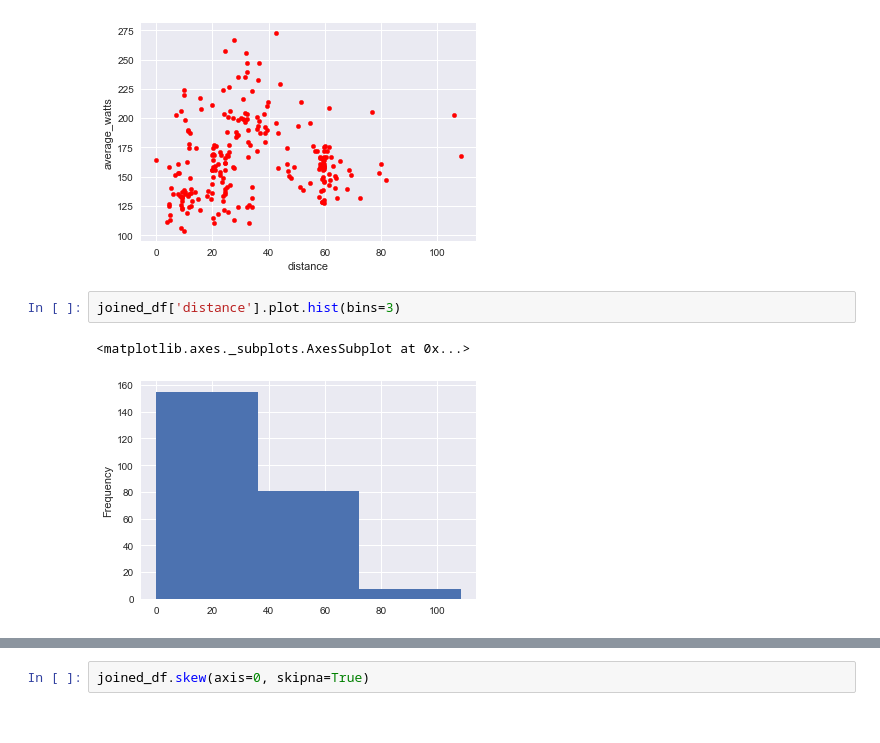
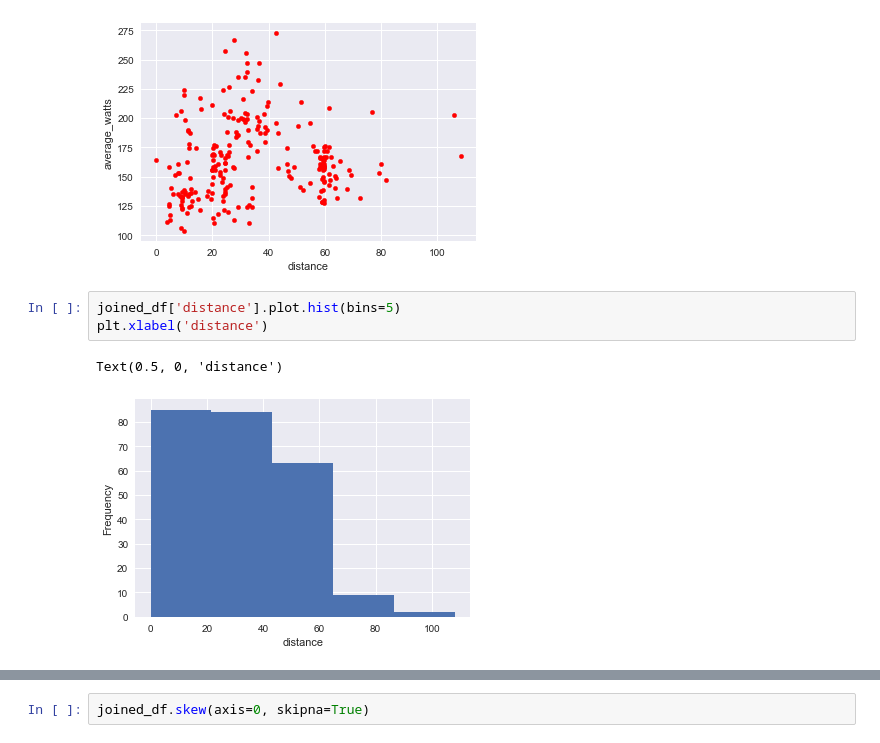
Before and after one commit to bhagyashreedhebe/Portfolios, a Jupyter notebook: Portfolio 1.ipynb, the cells around one changed output, grey strips where cells are left out. Drawn from its saved outputs; the diff is of its cells as text.

```diff
--- a/Portfolio 1.ipynb
+++ b/Portfolio 1.ipynb
@@ -259,7 +234,8 @@ joined_df.plot(kind='scatter', x='distance',y='average_watts',color='red')
 <matplotlib.axes._subplots.AxesSubplot at 0x...>
 [figure]
 # %%
-joined_df['distance'].plot.hist(bins=3)
+joined_df['distance'].plot.hist(bins=5)
+plt.xlabel('distance')
 # %% [output]
-<matplotlib.axes._subplots.AxesSubplot at 0x...>
+Text(0.5, 0, 'distance')
-[figure, old version]
+[figure, new version]
```
Also changed, not shown: parts of 23 cells of this notebook.
